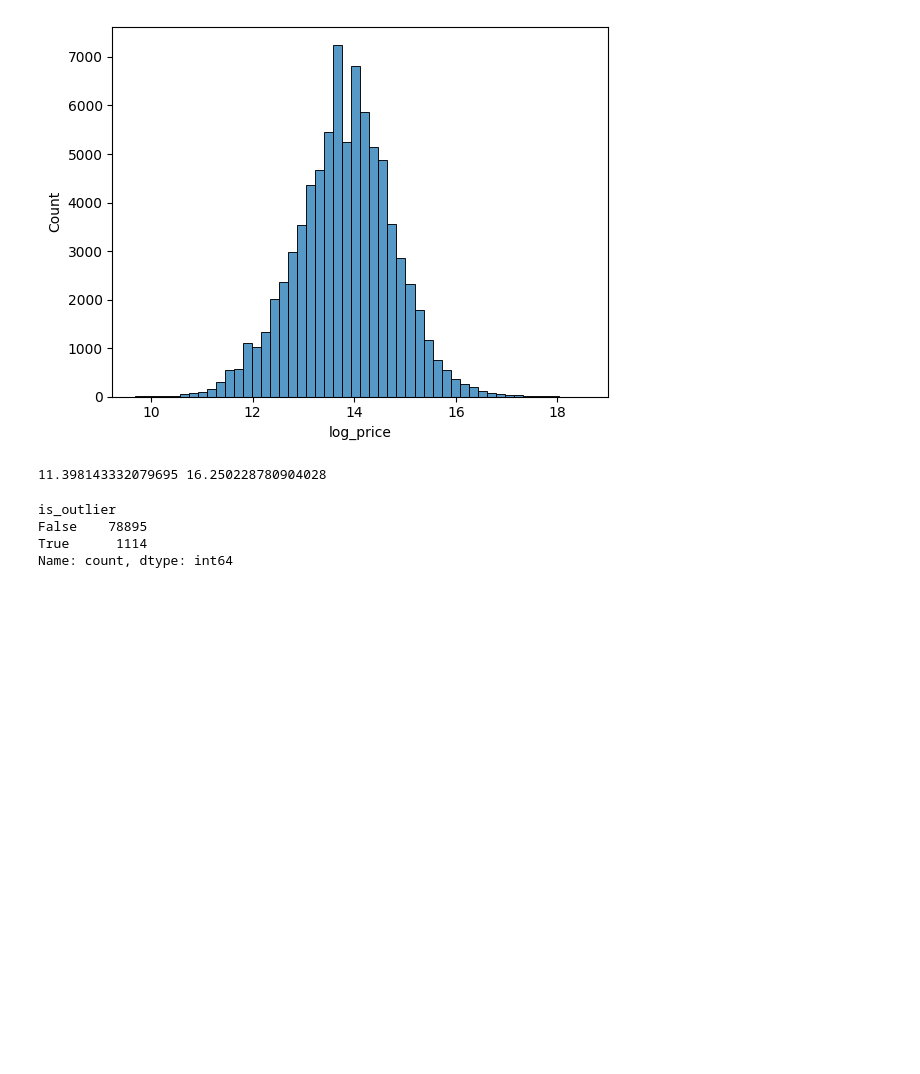
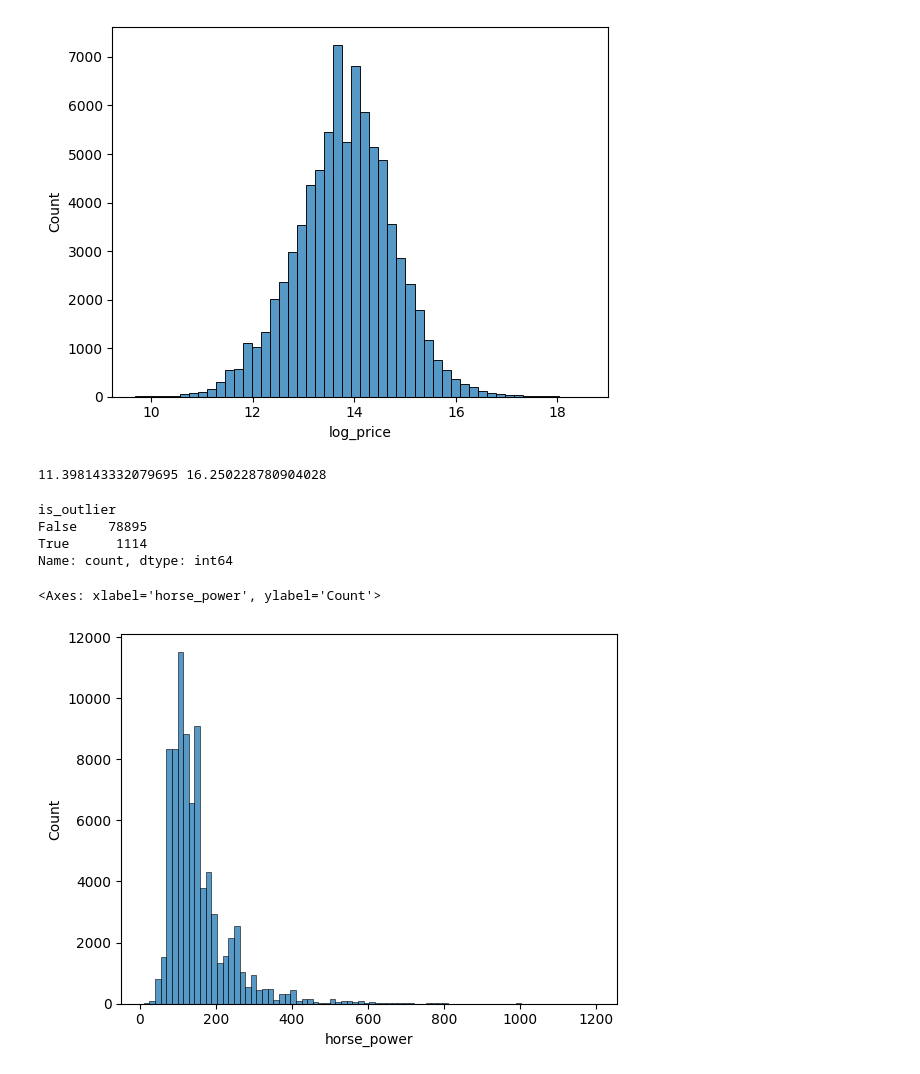
Before and after one commit to KazGet/Predict_car_price, a Jupyter notebook: notebooks/01_exploration.ipynb, the cells around one changed output. Drawn from its saved outputs; the diff is of its cells as text; code cells hidden in the pictures; blank space fills up the shorter version.

```diff
--- a/notebooks/01_exploration.ipynb
+++ b/notebooks/01_exploration.ipynb
@@ -80,3 +80,8 @@ is_outlier
 False    78895
 True      1114
 Name: count, dtype: int64
+# %%
+sns.histplot(df['horse_power'], bins=80)
+# %% [output]
+<Axes: xlabel='horse_power', ylabel='Count'>
+[figure, added]
```
Also changed, not shown: parts of 6 cells of this notebook.
